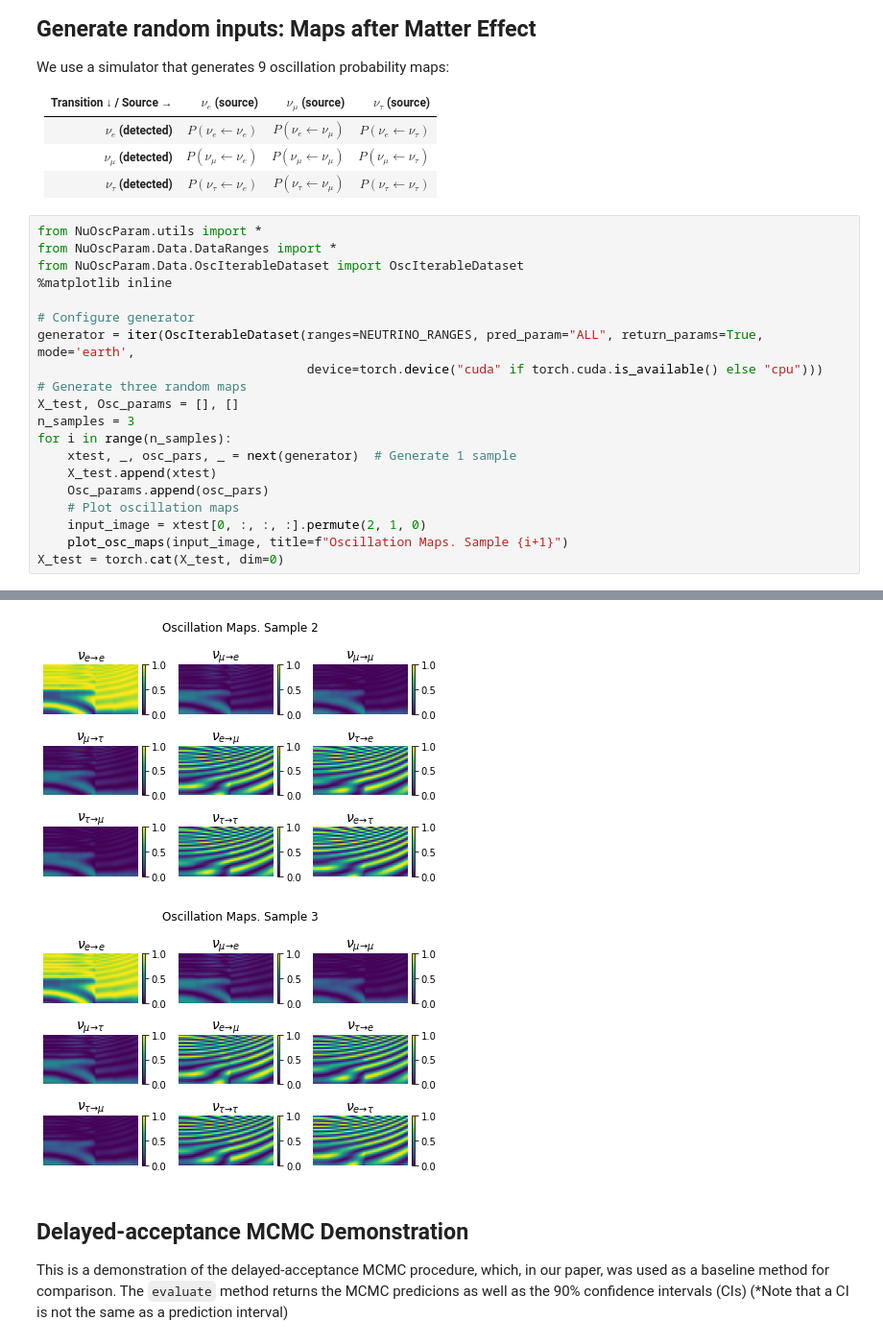
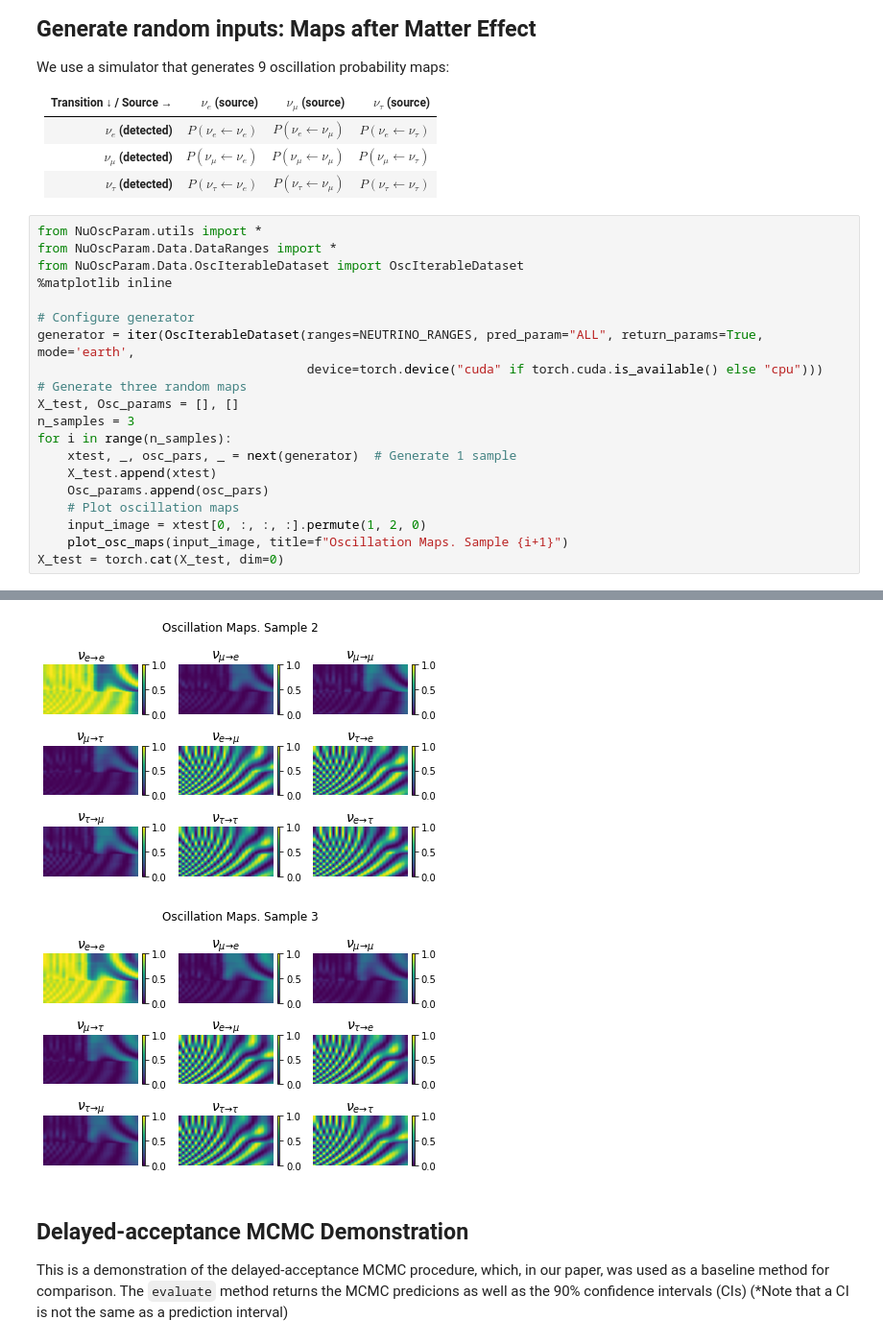
Before and after one commit to GiorgioMorales/NuOscParam, a Jupyter notebook: Demo_MCMC.ipynb, the cells around one changed output, grey strips where cells are left out. Shown at 96% size. Saved outputs shown, nothing was run; the diff lists cells and outputs as text.

```diff
--- a/Demo_MCMC.ipynb
+++ b/Demo_MCMC.ipynb
@@ -27,7 +27,7 @@ for i in range(n_samples):
     X_test.append(xtest)
     Osc_params.append(osc_pars)
     # Plot oscillation maps
-    input_image = xtest[0, :, :, :].permute(2, 1, 0)
+    input_image = xtest[0, :, :, :].permute(1, 2, 0)
     plot_osc_maps(input_image, title=f"Oscillation Maps. Sample {i+1}")
 X_test = torch.cat(X_test, dim=0)
 # %% [output]
@@ -35,5 +35,5 @@ X_test = torch.cat(X_test, dim=0)
-[figure, old version]
+[figure, new version]
-[figure, old version]
+[figure, new version]
 # %% [markdown]
 ## Delayed-acceptance MCMC Demonstration
 
```
Also changed, not shown: parts of 3 cells of this notebook, 5 other files.
